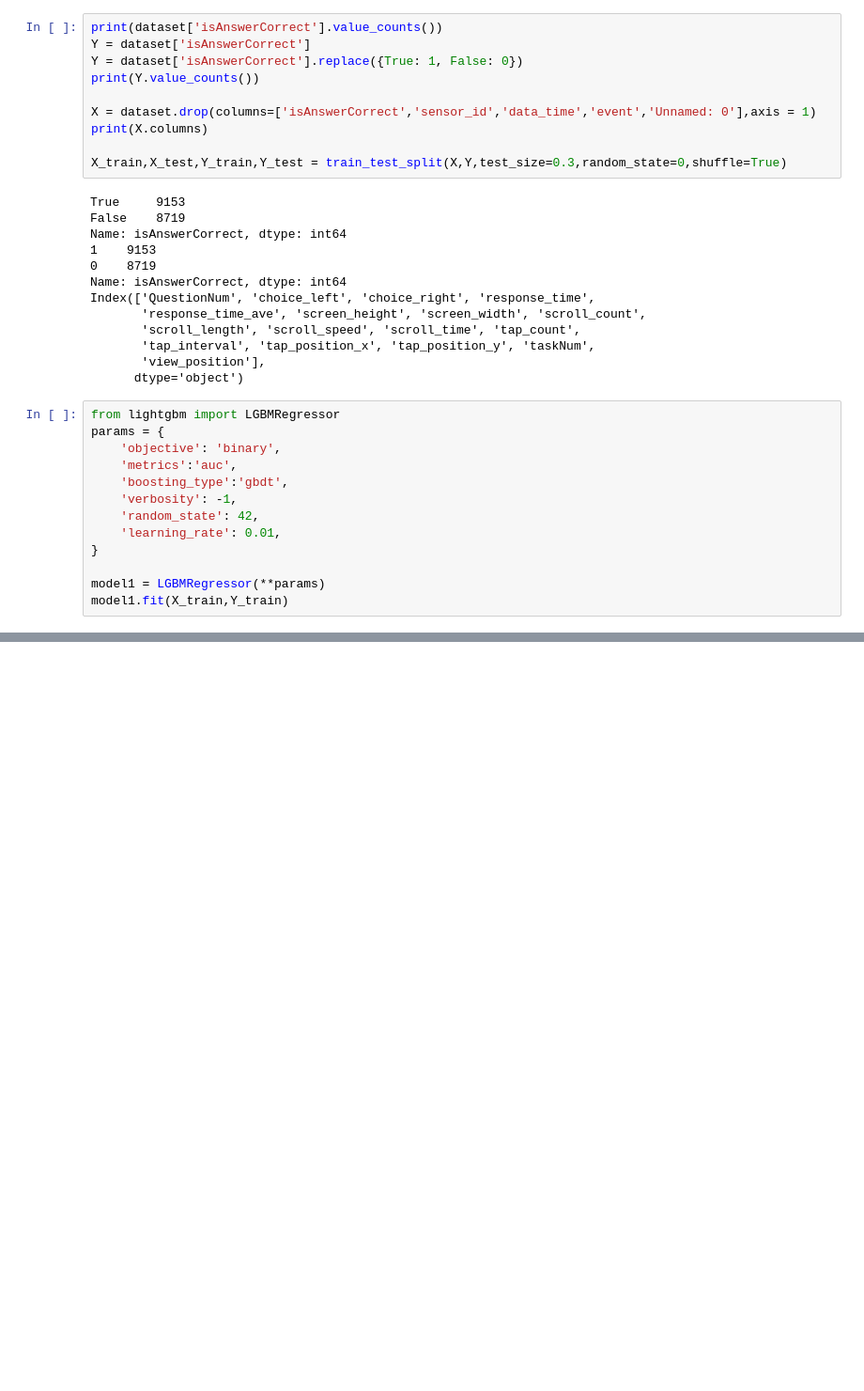
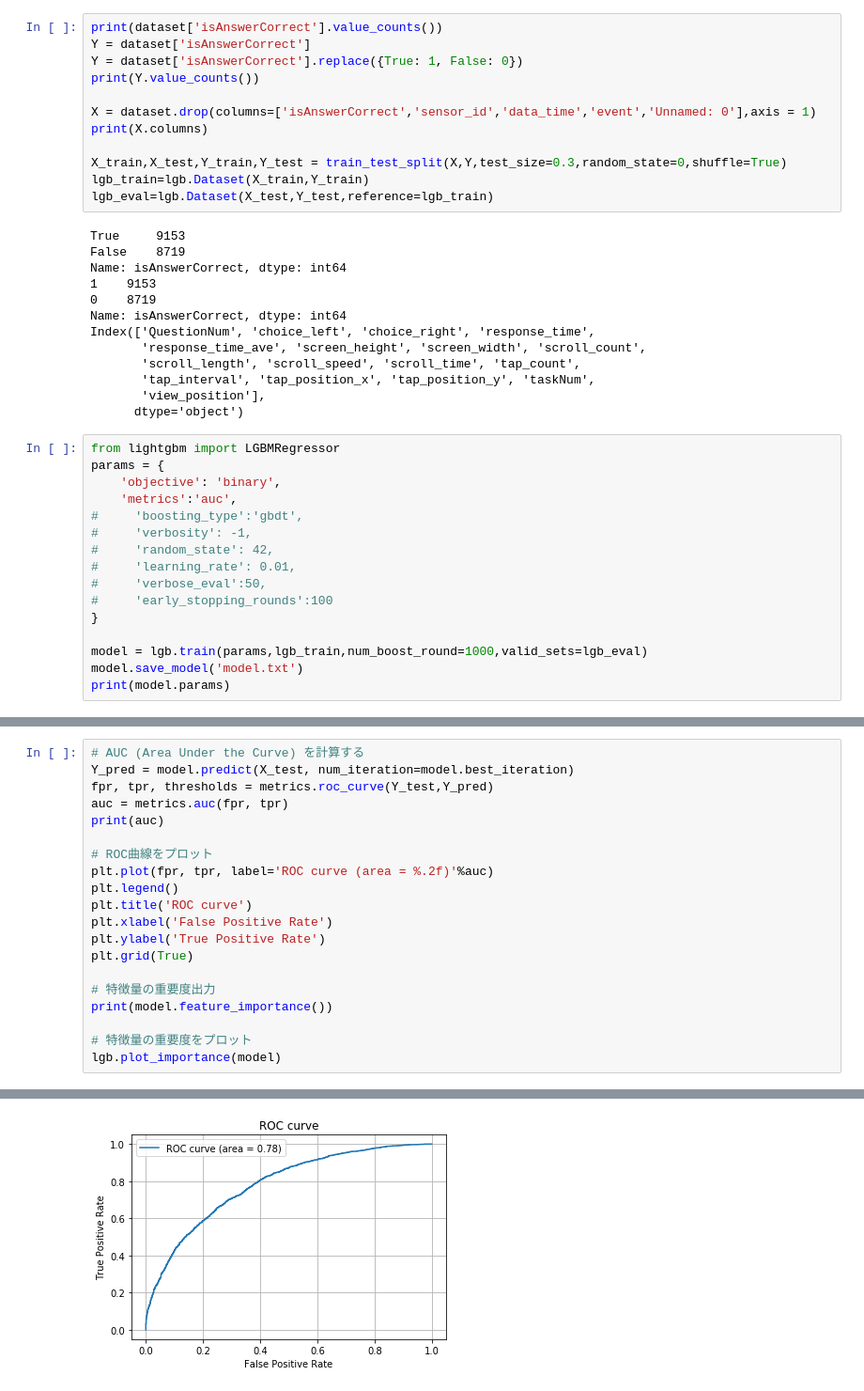
Before and after one commit to ST0927/Experiment, a Jupyter notebook: lgbm.ipynb, the cells around one changed output, grey strips where cells are left out. Shown at 94% size. Saved outputs shown, nothing was run; the diff lists cells and outputs as text; blank space fills up the shorter version.

```diff
--- a/lgbm.ipynb
+++ b/lgbm.ipynb
@@ -59,6 +65,8 @@ X = dataset.drop(columns=['isAnswerCorrect','sensor_id','data_time','event','Unn
 print(X.columns)
 
 X_train,X_test,Y_train,Y_test = train_test_split(X,Y,test_size=0.3,random_state=0,shuffle=True)
+lgb_train=lgb.Dataset(X_train,Y_train)
+lgb_eval=lgb.Dataset(X_test,Y_test,reference=lgb_train)
 # %% [output]
 True     9153
 False    8719
@@ -77,12 +85,15 @@ from lightgbm import LGBMRegressor
 params = {
     'objective': 'binary',
     'metrics':'auc',
-    'boosting_type':'gbdt',
-    'verbosity': -1,
-    'random_state': 42,
-    'learning_rate': 0.01,
+#     'boosting_type':'gbdt',
+#     'verbosity': -1,
+#     'random_state': 42,
+#     'learning_rate': 0.01,
+#     'verbose_eval':50,
+#     'early_stopping_rounds':100
 }
 
-model1 = LGBMRegressor(**params)
-model1.fit(X_train,Y_train)
+model = lgb.train(params,lgb_train,num_boost_round=1000,valid_sets=lgb_eval)
+model.save_model('model.txt')
+print(model.params)
 # %% [output]
@@ -105,0 +108,21 @@ Test MAE: 0.48170318541681106
+# %%
+# AUC (Area Under the Curve) を計算する
+Y_pred = model.predict(X_test, num_iteration=model.best_iteration)
+fpr, tpr, thresholds = metrics.roc_curve(Y_test,Y_pred)
+auc = metrics.auc(fpr, tpr)
+print(auc)
+
+# ROC曲線をプロット
+plt.plot(fpr, tpr, label='ROC curve (area = %.2f)'%auc)
+plt.legend()
+plt.title('ROC curve')
+plt.xlabel('False Positive Rate')
+plt.ylabel('True Positive Rate')
+plt.grid(True)
+
+# 特徴量の重要度出力
+print(model.feature_importance())
+
+# 特徴量の重要度をプロット
+lgb.plot_importance(model)
+# %% [output]
@@ -105,0 +133 @@ Test MAE: 0.48170318541681106
+[figure, added]
```
Also changed, not shown: parts of 9 cells of this notebook, 1 other file.
